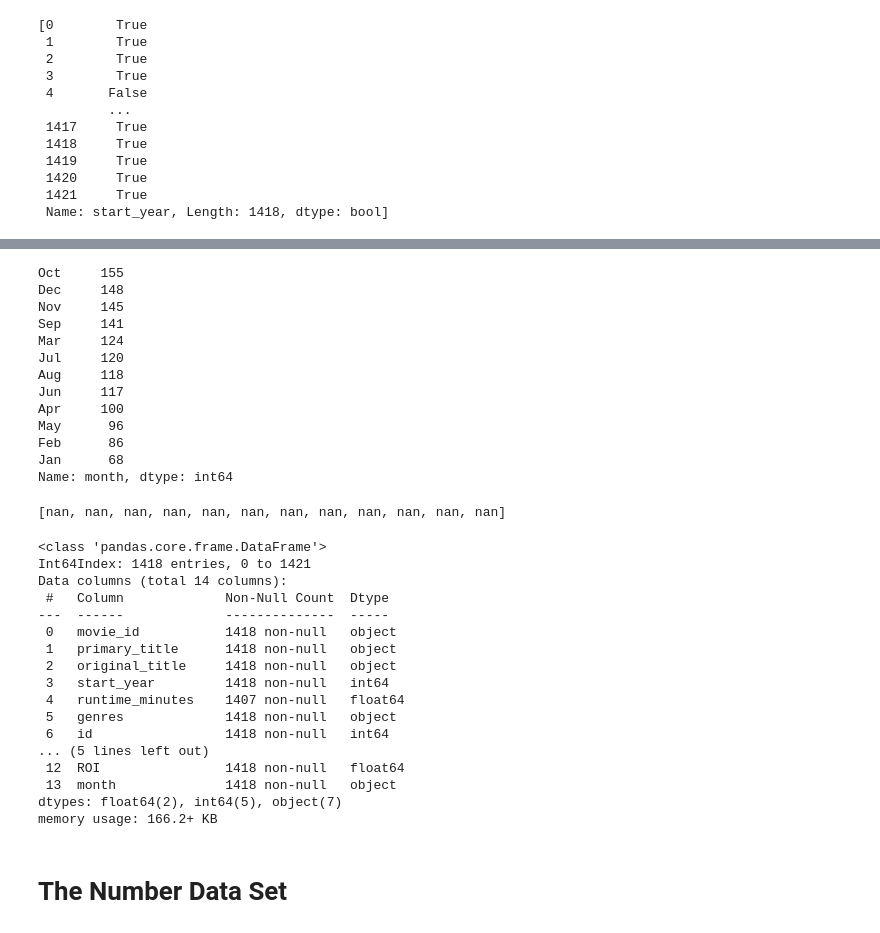
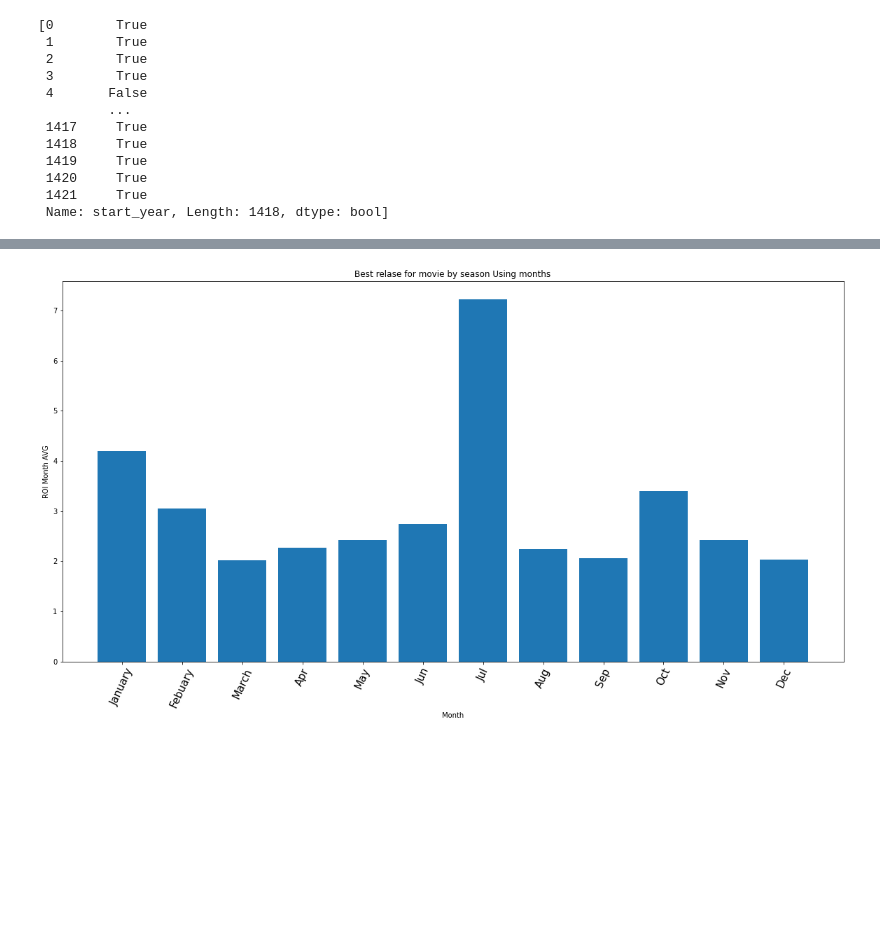
Before and after one commit to soohojp/Phase-1-Project-Best-Team-, a Jupyter notebook: Data set cleaning - ilene.ipynb, the cells around one changed output, grey strips where cells are left out. Saved outputs shown, nothing was run; the diff lists cells and outputs as text; code cells hidden in the pictures; blank space fills up the shorter version.

Commit message:
added graph

```diff
--- a/Data set cleaning - ilene.ipynb
+++ b/Data set cleaning - ilene.ipynb
@@ -82 +142,3 @@ imdb_basics['release_date'] = imdb_basics['release_date'].astype(str)
+# %%
+months = ['Jan', 'Feb', 'Mar', 'Apr', 'May', 'Jun', 'Jul', 'Aug', 'Sep', 'Oct', 'Nov', 'Dec'] #new list for bar graph
 # %%
@@ -101,16 +163,0 @@ imdb_basics.head()
-# %%
-imdb_basics['month'].value_counts()
-# %% [output]
-Oct     155
-Dec     148
-Nov     145
-Sep     141
-Mar     124
-Jul     120
-Aug     118
-Jun     117
-Apr     100
-May      96
-Feb      86
-Jan      68
-Name: month, dtype: int64
@@ -143,39 +164,12 @@ imdb_sport]
-# %%
-roi_by_month = [imdb_basics[imdb_basics['month'] =='Jan']['ROI'].mean(), imdb_basics[imdb_basics['month'] == 'Feb']['ROI'].mean(), imdb_basics[imdb_basics['month'] == 'Mar']['ROI'].mean(),
-                imdb_basics[imdb_basics['month'] == 'Apr']['ROI'].mean(), imdb_basics[imdb_basics['month'] == 'May']['ROI'].mean(), imdb_basics[imdb_basics['month'] == 'Jun']['ROI'].mean(),
-                imdb_basics[imdb_basics['month'] == 'Jul']['ROI'].mean(), imdb_basics[imdb_basics['month'] == 'Aug']['ROI'].mean(), imdb_basics[imdb_basics['month'] == 'Sep']['ROI'].mean(),
-                imdb_basics[imdb_basics['month'] == 'Oct']['ROI'].mean(), imdb_basics[imdb_basics['month'] == 'Nov']['ROI'].mean(), imdb_basics[imdb_basics['month'] == 'Dec']['ROI'].mean()]
-print(roi_by_month)
-# %% [output]
-[nan, nan, nan, nan, nan, nan, nan, nan, nan, nan, nan, nan]
-# %%
-imdb_basics.info()
-# %% [output]
-<class 'pandas.core.frame.DataFrame'>
-Int64Index: 1418 entries, 0 to 1421
-Data columns (total 14 columns):
- #   Column             Non-Null Count  Dtype
----  ------             --------------  -----
- 0   movie_id           1418 non-null   object
- 1   primary_title      1418 non-null   object
- 2   original_title     1418 non-null   object
- 3   start_year         1418 non-null   int64
- 4   runtime_minutes    1407 non-null   float64
- 5   genres             1418 non-null   object
- 6   id                 1418 non-null   int64
-... (5 lines left out)
- 12  ROI                1418 non-null   float64
- 13  month              1418 non-null   object
-dtypes: float64(2), int64(5), object(7)
-memory usage: 166.2+ KB
 # %%
 fig, ax = plt.subplots(figsize = (20,10))
 x = months
 y = roi_by_month
 ax.bar(x,y)
 plt.xticks(fontsize = 15, rotation = 65)
-ax.set_xlabel("Genres")
-ax.set_ylabel("Season of genres")
-ax.set_title("Best relase for movie by season");
+ax.set_xlabel("Month")
+ax.set_ylabel("ROI Month AVG")
+ax.set_title("Best relase for movie by season Using months");       #Graphing to see the connection between month ROI to see
+# which is the best month to release a movie
+# %% [output]
+[figure, added]
-# %% [markdown]
-# The Number Data Set
```
Also changed, not shown: parts of 17 cells of this notebook.
